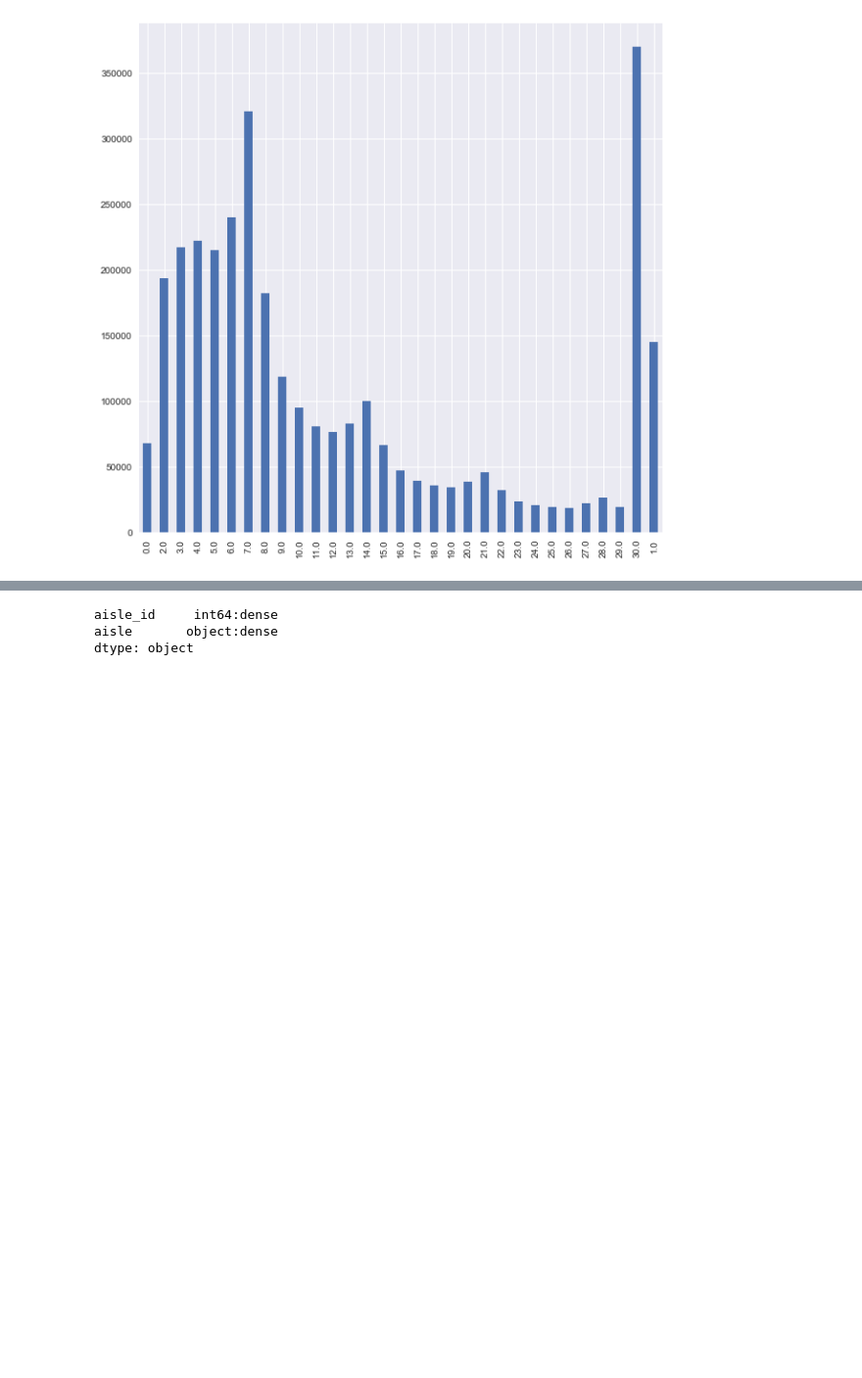
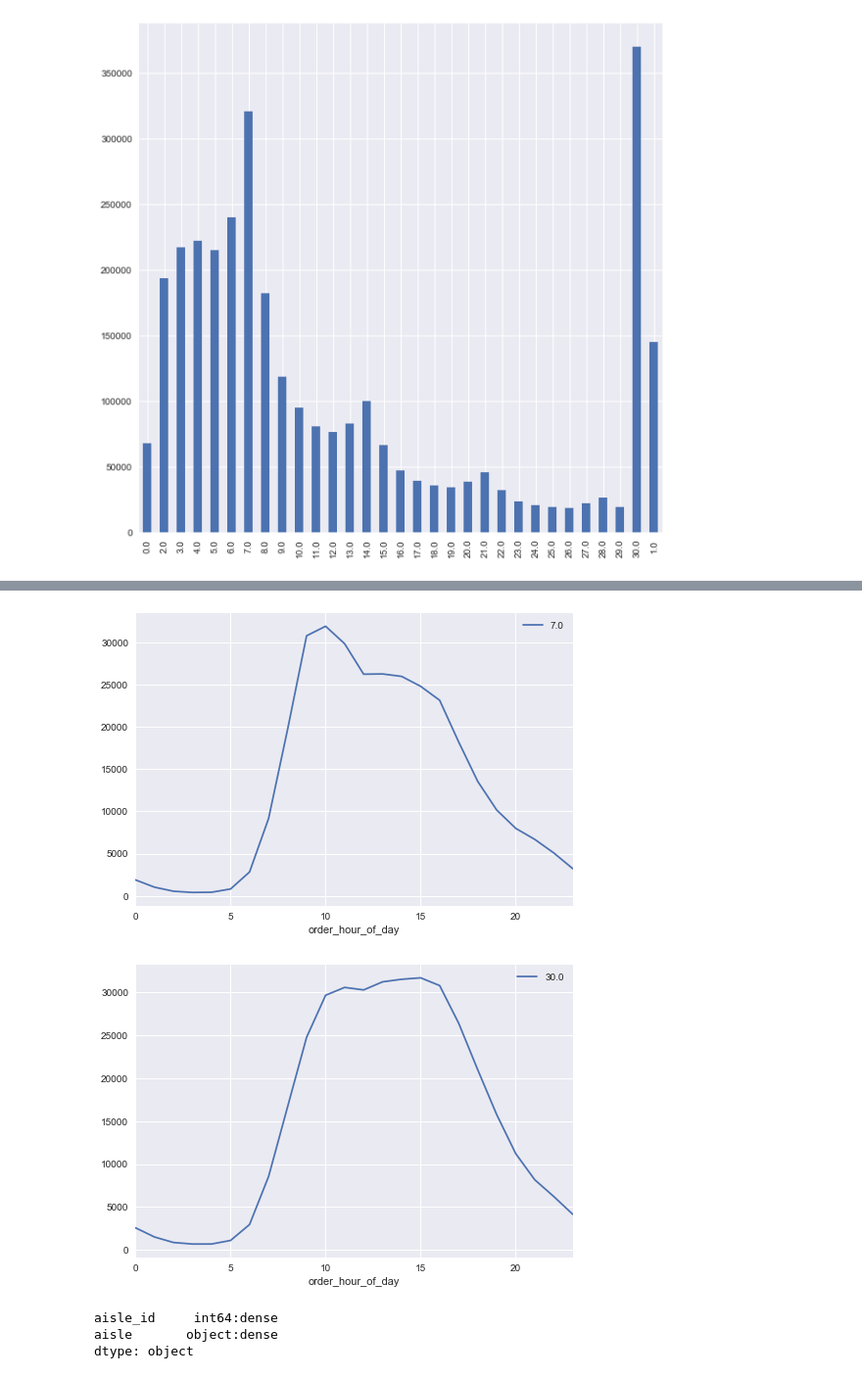
Before and after one commit to kuosamo/Instacart, a Jupyter notebook: Analysis/Data_Analysis_of_Instacart.ipynb, the cells around one changed output, grey strips where cells are left out. Shown: that part at 98% size. Drawn from its saved outputs; the diff is of its cells as text; code cells hidden in the pictures; blank space fills up the shorter version.

```diff
--- a/Analysis/Data_Analysis_of_Instacart.ipynb
+++ b/Analysis/Data_Analysis_of_Instacart.ipynb
@@ -233,0 +239,2 @@ plt.show()
+# %%
+rel_bw_prior_hod = orders_most.groupby('days_since_prior_order')['order_hour_of_day'].value_counts(sort=False).reset_index(name='count')
@@ -233,0 +250,7 @@ plt.show()
+# %%
+for title, group in rel_bw_prior_hod.groupby('days_since_prior_order'):
+    if title == 7.0 or title == 30.0:
+        group.plot(x='order_hour_of_day', y='count', label=title, kind='line')
+# %% [output]
+[figure, added]
+[figure, added]
```
Also changed, not shown: parts of 33 cells of this notebook.
